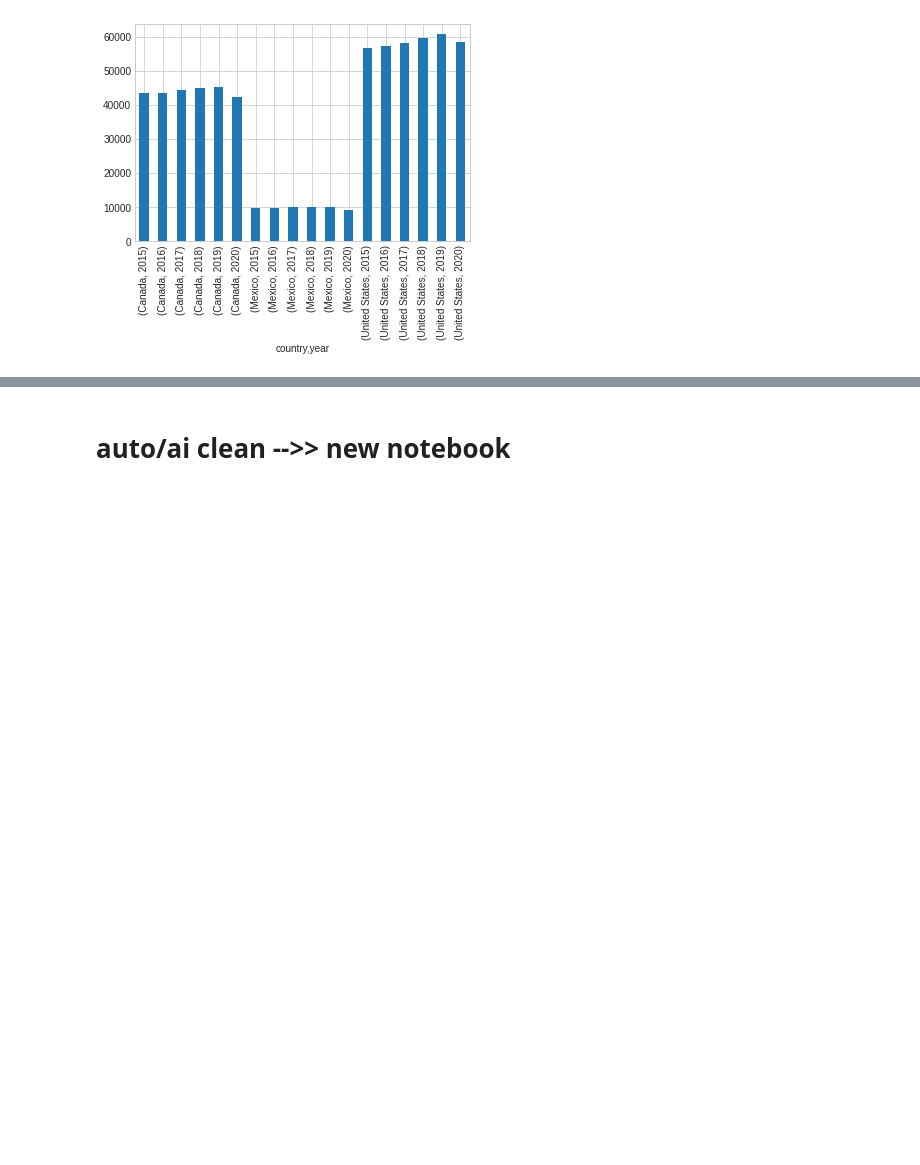
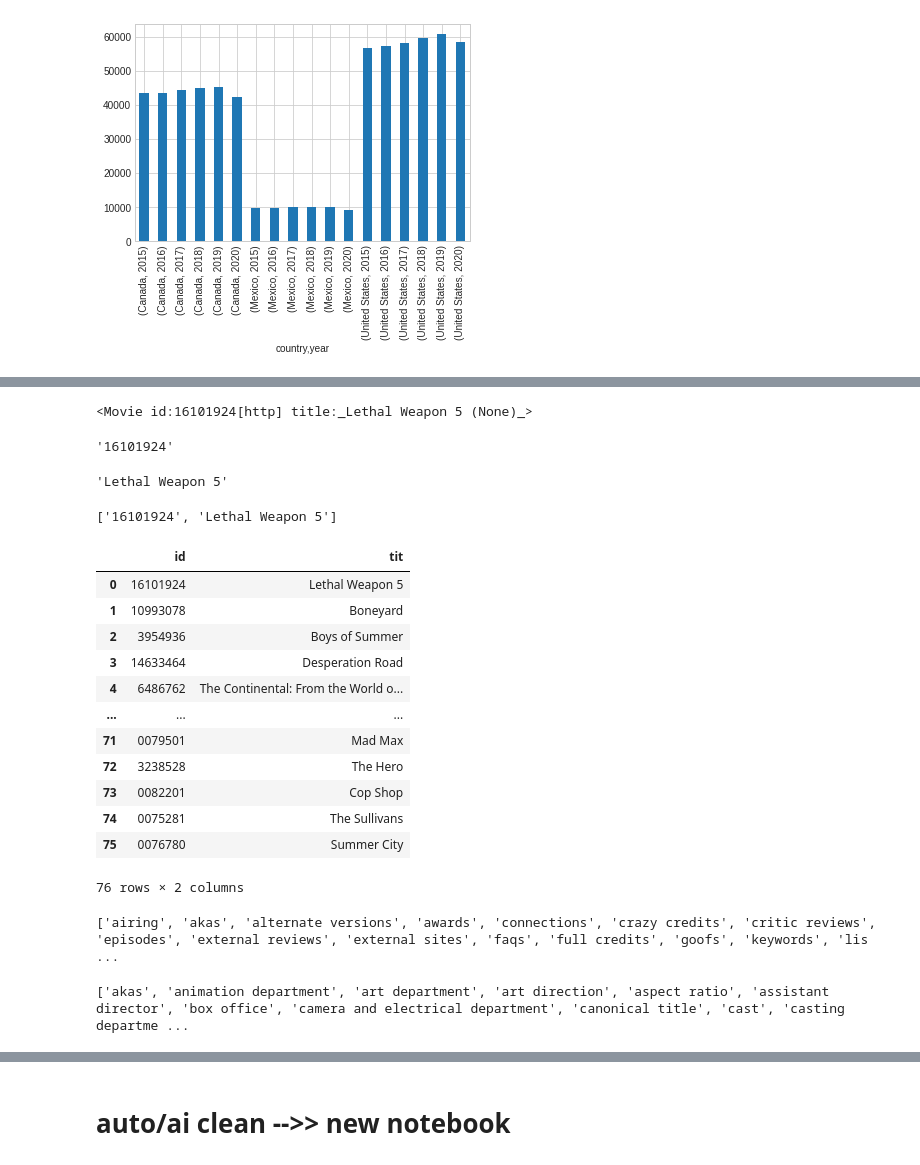
Before and after one commit to theaok/datManPy, a Jupyter notebook: pandas.ipynb, the cells around one changed output, grey strips where cells are left out. Saved outputs shown, nothing was run; the diff lists cells and outputs as text; code cells hidden in the pictures; blank space fills up the shorter version.

```diff
--- a/pandas.ipynb
+++ b/pandas.ipynb
@@ -2013,0 +2042,4 @@ ax=dat['NY.GDP.PCAP.KD'].plot(kind="bar")
+# %%
+items = ia.search_movie('Seven')
+for i in items:
+    print(i)
@@ -2013,0 +2100,3 @@ ax=dat['NY.GDP.PCAP.KD'].plot(kind="bar")
+# %%
+actorID='0000154'
+print(ia.get_person(actorID))
@@ -2013,0 +2105,2 @@ ax=dat['NY.GDP.PCAP.KD'].plot(kind="bar")
+# %%
+actor_results = ia.get_person_filmography(actorID)
@@ -2013,0 +2127,3 @@ ax=dat['NY.GDP.PCAP.KD'].plot(kind="bar")
+# %%
+par=actor_results['data']['filmography']['actor'] #and so i do subset
+par
@@ -2013,0 +2148,4 @@ ax=dat['NY.GDP.PCAP.KD'].plot(kind="bar")
+# %%
+par[0]
+# %% [output]
+<Movie id:16101924[http] title:_Lethal Weapon 5 (None)_>
@@ -2013,0 +2154,45 @@ ax=dat['NY.GDP.PCAP.KD'].plot(kind="bar")
+# %%
+par[0].movieID
+# %% [output]
+'16101924'
+# %%
+par[0].data['title']
+# %% [output]
+'Lethal Weapon 5'
+# %%
+[par[0].movieID,par[0].data['title']] #so thats what i need
+# %% [output]
+['16101924', 'Lethal Weapon 5']
+# %%
+#now just loop over the items to create a dataframe
+idTit=[] #first an empty list
+for i in enumerate(par): #start loop with enumerate to create counter 1,2,3...
+  #print(i[0]) #at first wanted to see what it does
+  idTit.append([par[i[0]].movieID,par[i[0]].data['title']]) #and then just append to the list useful info
+#idTit  #so i got list of lists
+df = pd.DataFrame(idTit,columns=['id','tit']) #and then just convert to the dataframe
+df
+# %% [output]
+|  | id | tit |
+| 0 | 16101924 | Lethal Weapon 5 |
+| 1 | 10993078 | Boneyard |
+| 2 | 3954936 | Boys of Summer |
+| 3 | 14633464 | Desperation Road |
+| 4 | 6486762 | The Continental: From the World o... |
+| ... | ... | ... |
+| 71 | 0079501 | Mad Max |
+| 72 | 3238528 | The Hero |
+| 73 | 0082201 | Cop Shop |
+| 74 | 0075281 | The Sullivans |
+| 75 | 0076780 | Summer City |
+76 rows × 2 columns
+# %%
+#but then lets say i want geography for merging and maybe other info--lets see whats available
+print(ia.get_movie_infoset()) #but thats only in theory
+# %% [output]
+['airing', 'akas', 'alternate versions', 'awards', 'connections', 'crazy credits', 'critic reviews', 'episodes', 'external reviews', 'external sites', 'faqs', 'full credits', 'goofs', 'keywords', 'lis ...
+# %%
+the_matrix = ia.get_movie('0133093') #actual movies have less info but still pretty awesome:
+print(sorted(the_matrix.keys()))
+# %% [output]
+['akas', 'animation department', 'art department', 'art direction', 'aspect ratio', 'assistant director', 'box office', 'camera and electrical department', 'canonical title', 'cast', 'casting departme ...
```
Also changed, not shown: parts of 18 cells of this notebook.
